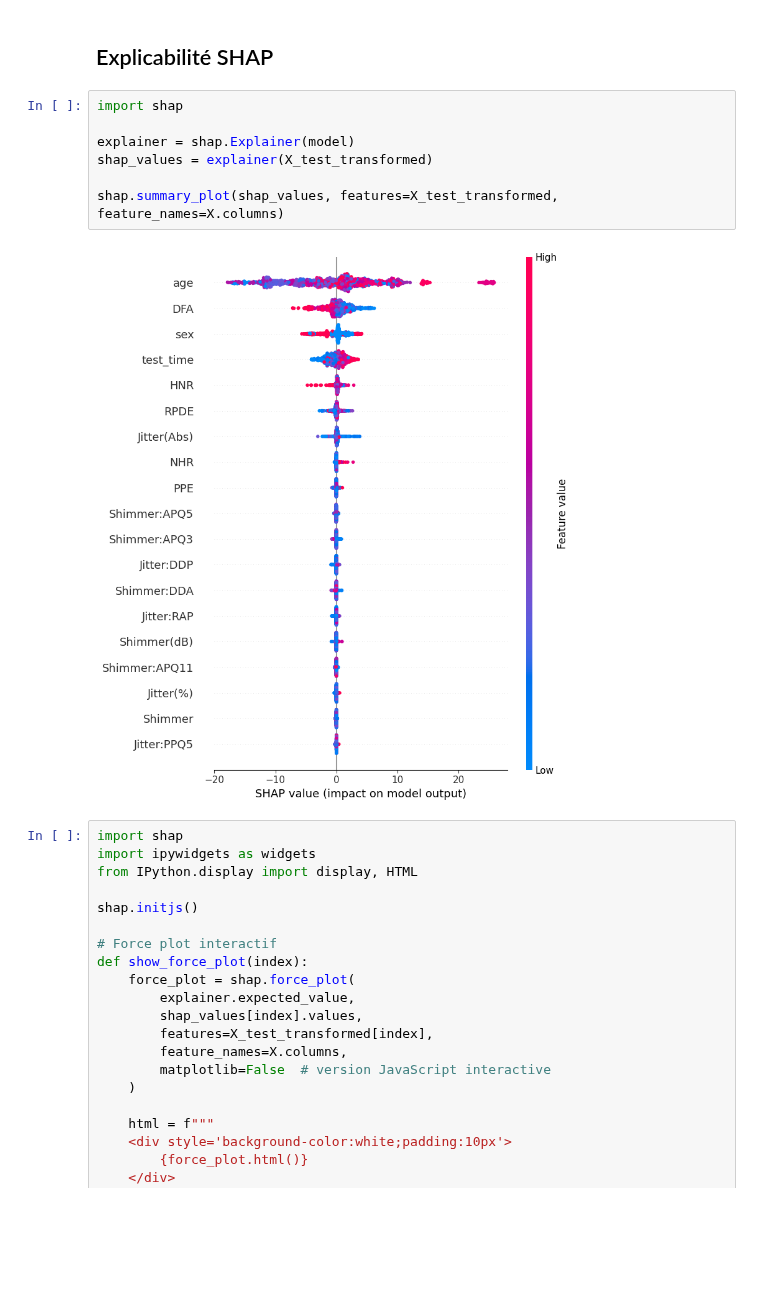
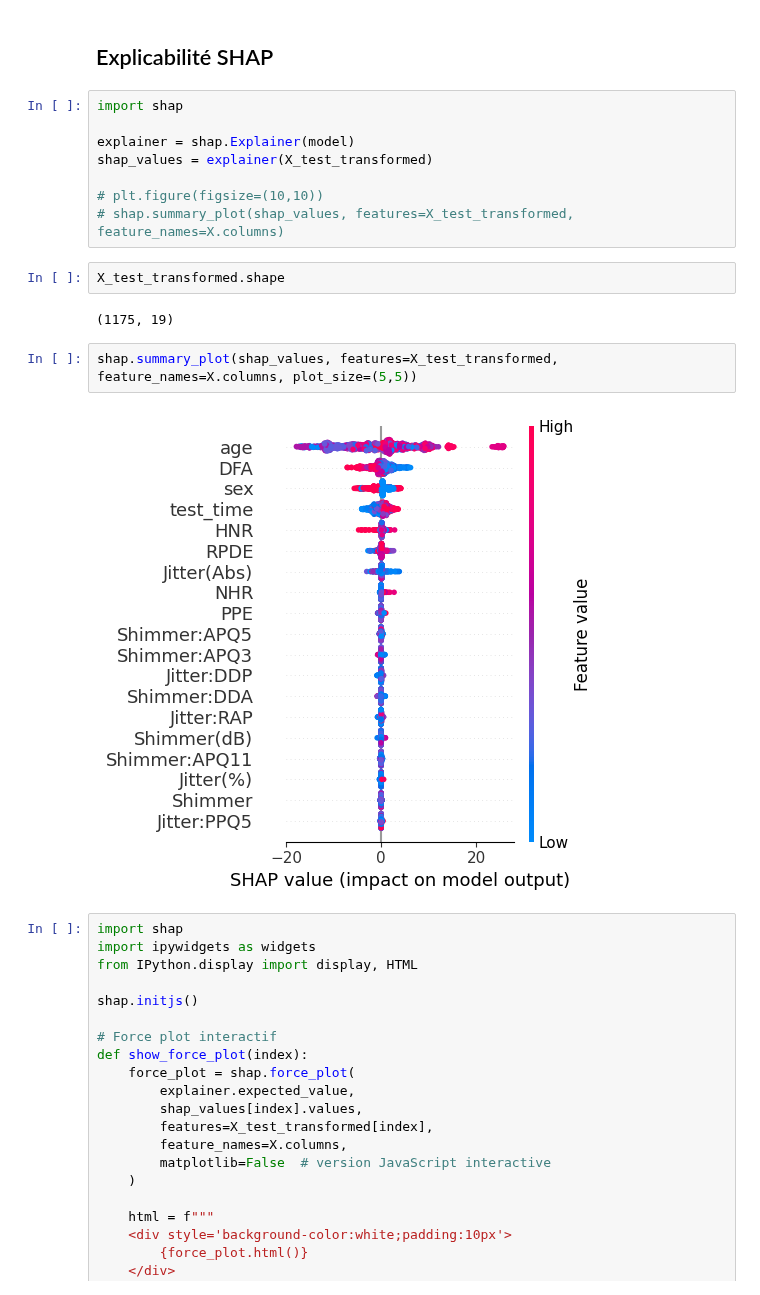
Before and after one commit to Michel93DM/XAI_methods, a Jupyter notebook: Notebooks/parkinson_telemonitoring.ipynb, the cells around one changed output. Saved outputs shown, nothing was run; the diff lists cells and outputs as text; blank space fills up the shorter version.

```diff
--- a/Notebooks/parkinson_telemonitoring.ipynb
+++ b/Notebooks/parkinson_telemonitoring.ipynb
@@ -193,9 +193,16 @@ import shap
 explainer = shap.Explainer(model)
 shap_values = explainer(X_test_transformed)
 
-shap.summary_plot(shap_values, features=X_test_transformed, feature_names=X.columns)
+# plt.figure(figsize=(10,10))
+# shap.summary_plot(shap_values, features=X_test_transformed, feature_names=X.columns)
-# %% [output]
-[figure, removed]
+# %%
+X_test_transformed.shape
+# %% [output]
+(1175, 19)
+# %%
+shap.summary_plot(shap_values, features=X_test_transformed, feature_names=X.columns, plot_size=(5,5))
+# %% [output]
+[figure, added]
 # %%
 import shap
 import ipywidgets as widgets
```
Also changed, not shown: parts of 2 cells of this notebook.
